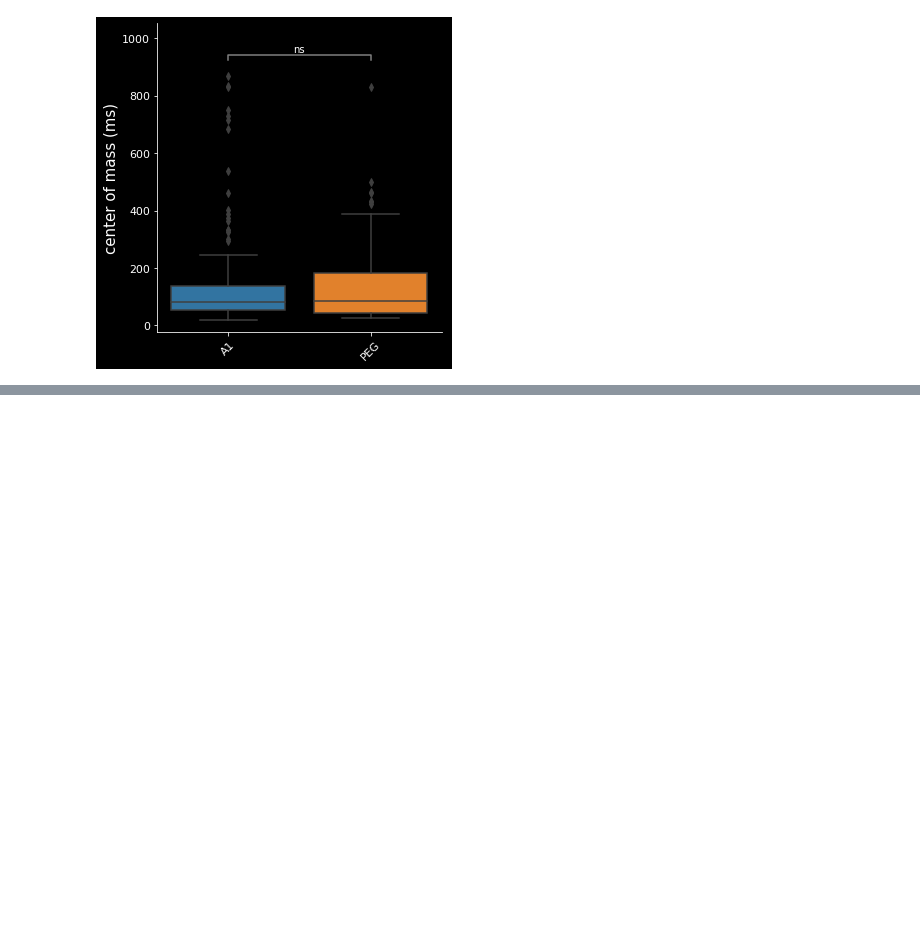
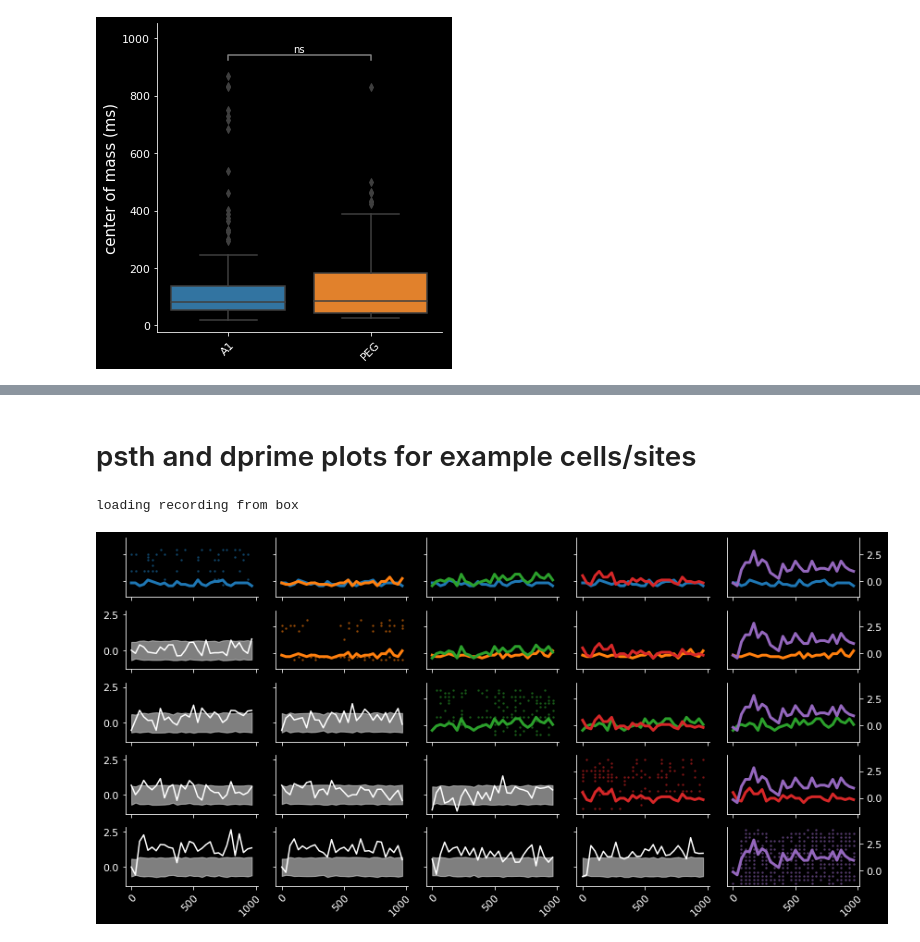
Before and after one commit to Mateo-Lopez-Espejo/context_probe_analysis, a Jupyter notebook: reports/210316_EARS_talk.ipynb, the cells around one changed output, grey strips where cells are left out. Saved outputs shown, nothing was run; the diff lists cells and outputs as text; code cells hidden in the pictures; blank space fills up the shorter version.

Commit message:
grid figure for EARS

```diff
--- a/reports/210316_EARS_talk.ipynb
+++ b/reports/210316_EARS_talk.ipynb
@@ -692,0 +697,2 @@ savefig(fig, "EARS_figures", title)
+# %% [markdown]
+# psth and dprime plots for example cells/sites
@@ -692,0 +846,13 @@ savefig(fig, "EARS_figures", title)
+# %%
+id = 'CRD012b-13-1'
+trialR, dprime, shuffled_dprime, significance, confidence_interval, goodcells, t = load_all_raw_data(id)
+# %% [output]
+loading recording from box
+# %%
+probe = 3
+fig = grid_plot(id, trialR, dprime, confidence_interval, probe)
+fig.set_size_inches(12,6)
+title =f'context_pair_grid_{id}'
+savefig(fig, "EARS_figures", title)
+# %% [output]
+[figure, added]
```
Also changed, not shown: parts of 12 cells of this notebook, 1 other file.
